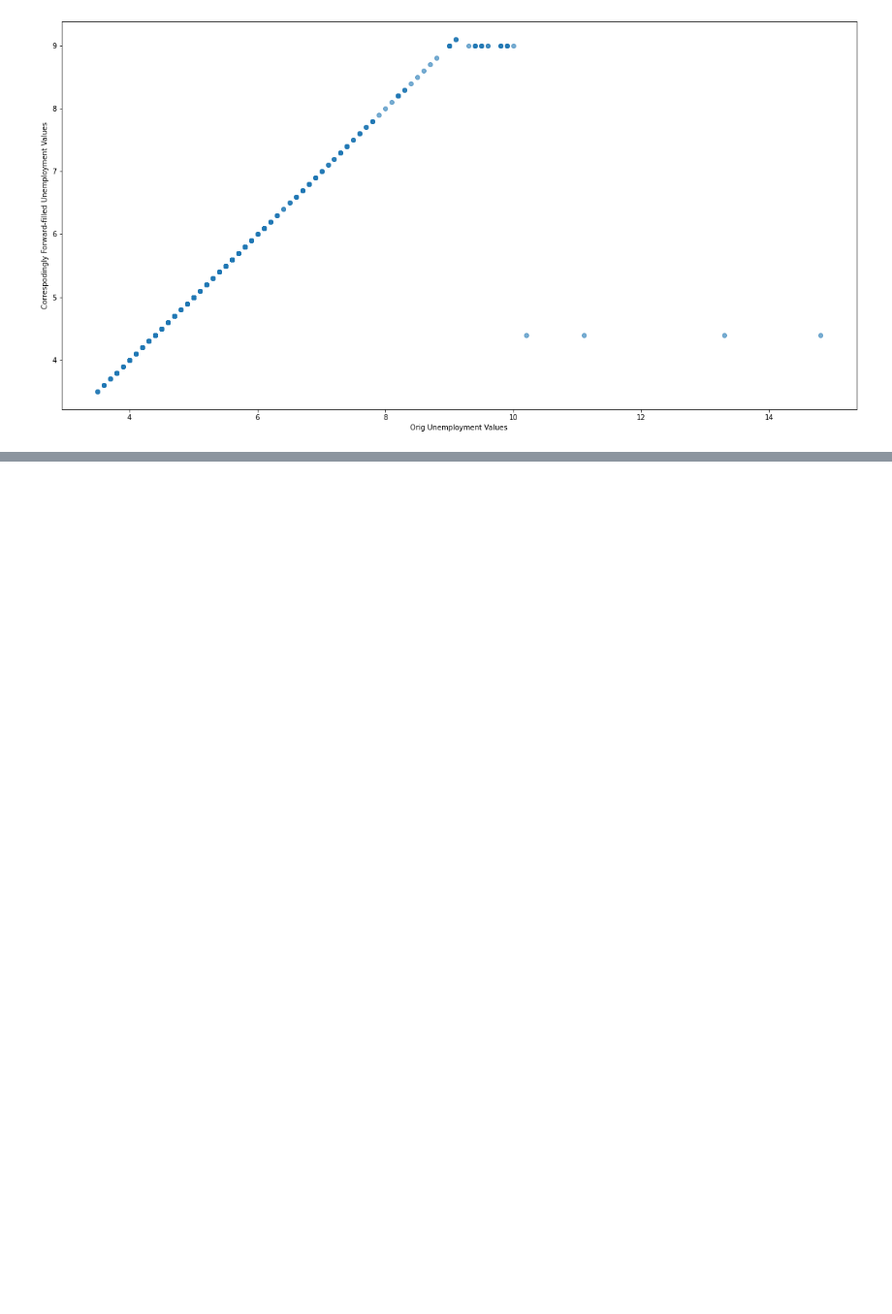
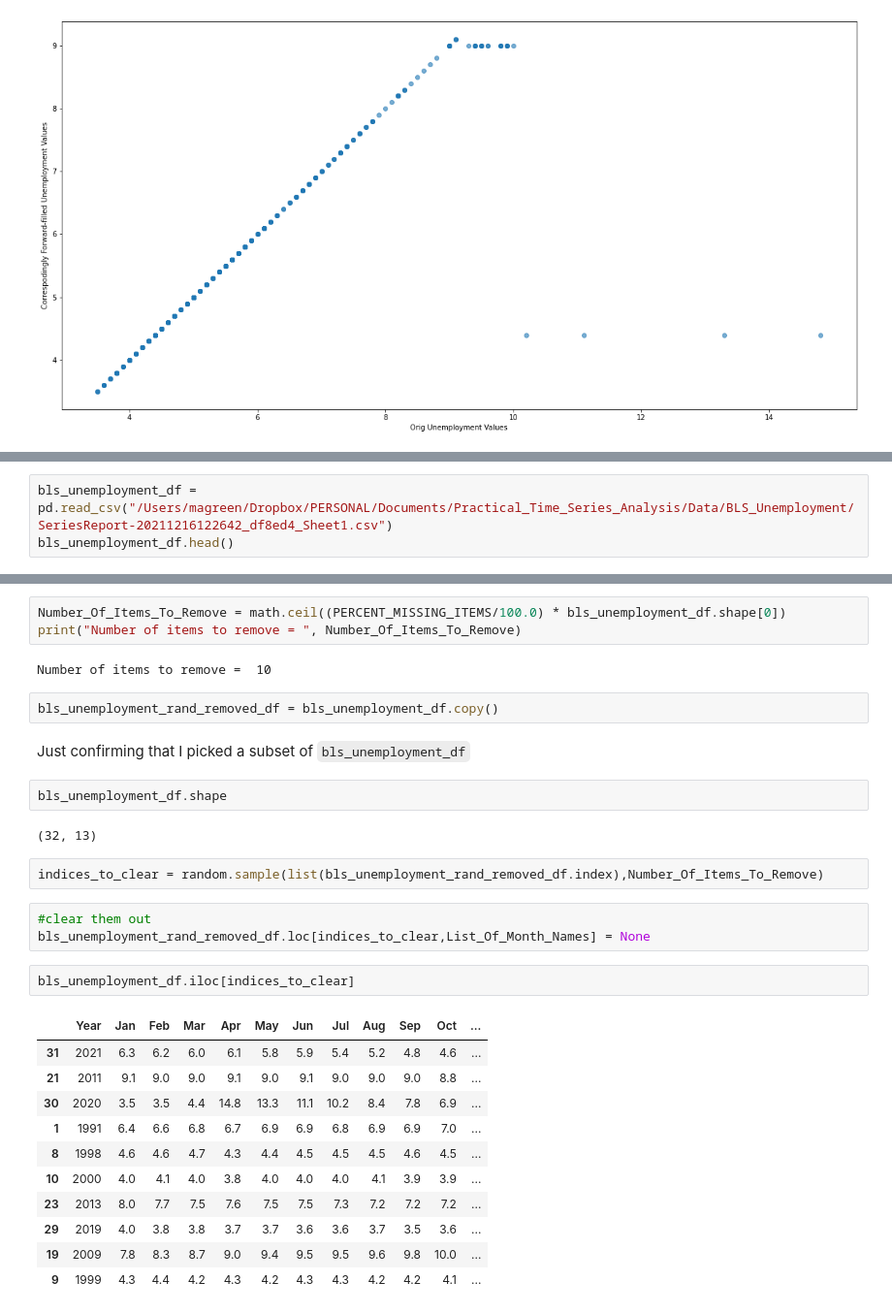
Before and after one commit to michael-a-green/BookRepo, a Jupyter notebook: Ch02/pycharm_project/My_Notebook_Ch02.ipynb, the cells around one changed output, grey strips where cells are left out. Shown at 97% size. Drawn from its saved outputs; the diff is of its cells as text; blank space fills up the shorter version.

```diff
--- a/Ch02/pycharm_project/My_Notebook_Ch02.ipynb
+++ b/Ch02/pycharm_project/My_Notebook_Ch02.ipynb
@@ -950,0 +1478,3 @@ SyntaxError: invalid syntax (<ipython-input-90-0f2b8d1aeee7>, line 1)
+# %%
+bls_unemployment_df = pd.read_csv("/Users/magreen/Dropbox/PERSONAL/Documents/Practical_Time_Series_Analysis/Data/BLS_Unemployment/SeriesReport-20211216122642_df8ed4_Sheet1.csv")
+bls_unemployment_df.head()
@@ -950,0 +1514,32 @@ SyntaxError: invalid syntax (<ipython-input-90-0f2b8d1aeee7>, line 1)
+# %%
+Number_Of_Items_To_Remove = math.ceil((PERCENT_MISSING_ITEMS/100.0) * bls_unemployment_df.shape[0])
+print("Number of items to remove = ", Number_Of_Items_To_Remove)
+# %% [output]
+Number of items to remove =  10
+# %%
+bls_unemployment_rand_removed_df = bls_unemployment_df.copy()
+# %% [markdown]
+Just confirming that I picked a subset of `bls_unemployment_df`
+# %%
+bls_unemployment_df.shape
+# %% [output]
+(32, 13)
+# %%
+indices_to_clear = random.sample(list(bls_unemployment_rand_removed_df.index),Number_Of_Items_To_Remove)
+# %%
+#clear them out
+bls_unemployment_rand_removed_df.loc[indices_to_clear,List_Of_Month_Names] = None
+# %%
+bls_unemployment_df.iloc[indices_to_clear]
+# %% [output]
+|  | Year | Jan | Feb | Mar | Apr | May | Jun | Jul | Aug | Sep | Oct | ... |
+| 31 | 2021 | 6.3 | 6.2 | 6.0 | 6.1 | 5.8 | 5.9 | 5.4 | 5.2 | 4.8 | 4.6 | ... |
+| 21 | 2011 | 9.1 | 9.0 | 9.0 | 9.1 | 9.0 | 9.1 | 9.0 | 9.0 | 9.0 | 8.8 | ... |
+| 30 | 2020 | 3.5 | 3.5 | 4.4 | 14.8 | 13.3 | 11.1 | 10.2 | 8.4 | 7.8 | 6.9 | ... |
+| 1 | 1991 | 6.4 | 6.6 | 6.8 | 6.7 | 6.9 | 6.9 | 6.8 | 6.9 | 6.9 | 7.0 | ... |
+| 8 | 1998 | 4.6 | 4.6 | 4.7 | 4.3 | 4.4 | 4.5 | 4.5 | 4.5 | 4.6 | 4.5 | ... |
+| 10 | 2000 | 4.0 | 4.1 | 4.0 | 3.8 | 4.0 | 4.0 | 4.0 | 4.1 | 3.9 | 3.9 | ... |
+| 23 | 2013 | 8.0 | 7.7 | 7.5 | 7.6 | 7.5 | 7.5 | 7.3 | 7.2 | 7.2 | 7.2 | ... |
+| 29 | 2019 | 4.0 | 3.8 | 3.8 | 3.7 | 3.7 | 3.6 | 3.6 | 3.7 | 3.5 | 3.6 | ... |
+| 19 | 2009 | 7.8 | 8.3 | 8.7 | 9.0 | 9.4 | 9.5 | 9.5 | 9.6 | 9.8 | 10.0 | ... |
+| 9 | 1999 | 4.3 | 4.4 | 4.2 | 4.3 | 4.2 | 4.3 | 4.3 | 4.2 | 4.2 | 4.1 | ... |
```
Also changed, not shown: parts of 140 cells of this notebook, 1 other file.
